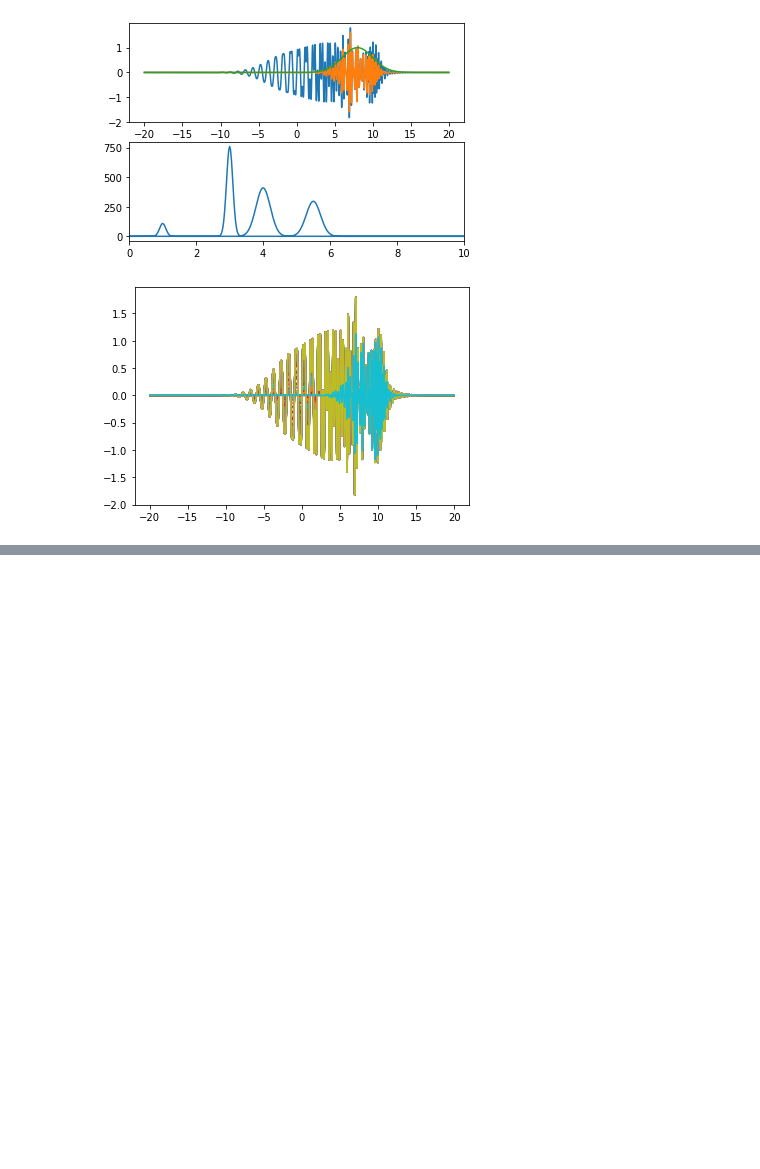
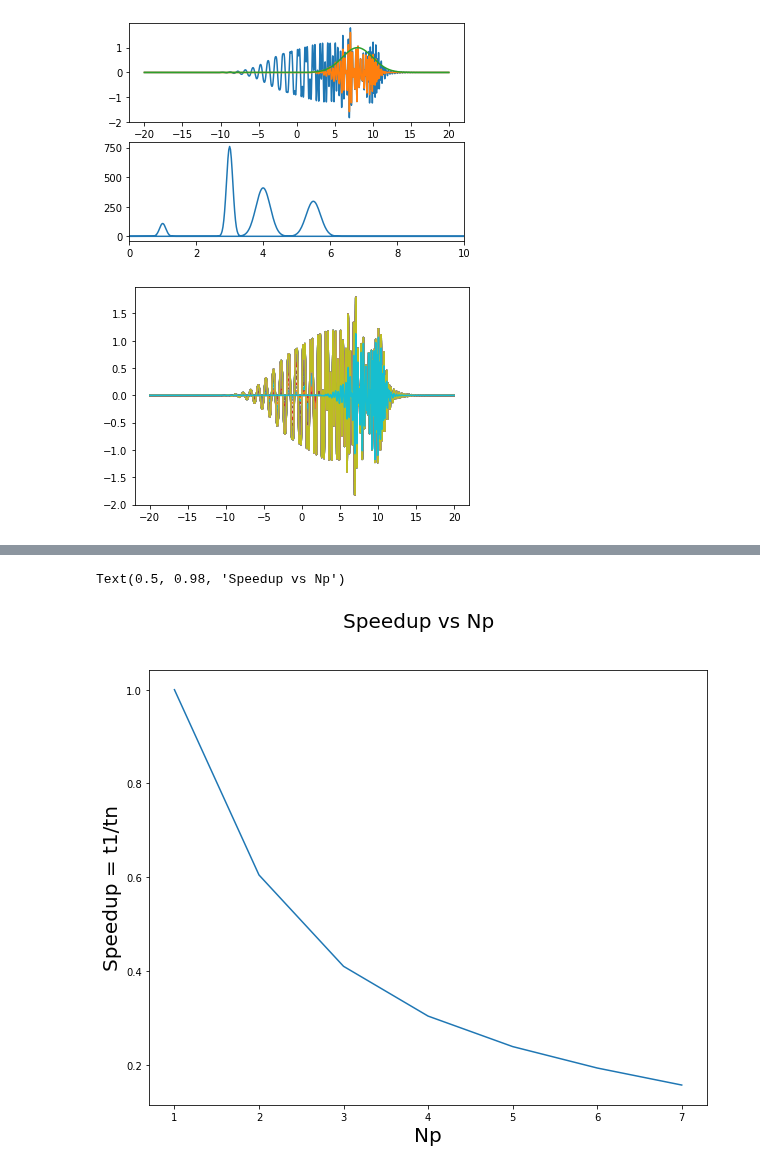
Before and after one commit to AnnyshkaF/High-Performance-Lab, a Jupyter notebook: task_6.ipynb, the cells around one changed output, grey strips where cells are left out. Cells and saved outputs as stored; diff of their text form; code cells hidden in the pictures; blank space fills up the shorter version.

```diff
--- a/task_6.ipynb
+++ b/task_6.ipynb
@@ -125,0 +141,6 @@ w[7000]
+# %%
+timeit_arr = []
+for i in range(1, 8):
+    timeit_value = %timeit -o -n 1 ! mpirun --allow-run-as-root -n {i} python test.py
+    timeit_arr.append(sum(timeit_value.all_runs)/len(timeit_value.all_runs))
+    print(i)
@@ -125,0 +165,18 @@ w[7000]
+# %%
+import matplotlib
+import matplotlib.pyplot as plt
+import numpy as np
+
+t1 = timeit_arr[0]
+def SpeedUp(tn):
+    return t1/tn
+Speedup = list(map(SpeedUp, timeit_arr))
+plt.figure(figsize=(10, 8))
+num_of_processes = np.linspace(1, len(timeit_arr), len(timeit_arr))
+plt.plot(num_of_processes, Speedup)
+plt.xlabel('Np', fontsize = 20)
+plt.ylabel('Speedup = t1/tn', fontsize = 20)
+plt.suptitle('Speedup vs Np', fontsize = 20)
+# %% [output]
+Text(0.5, 0.98, 'Speedup vs Np')
+[figure, added]
```
Also changed, not shown: parts of 10 cells of this notebook.
